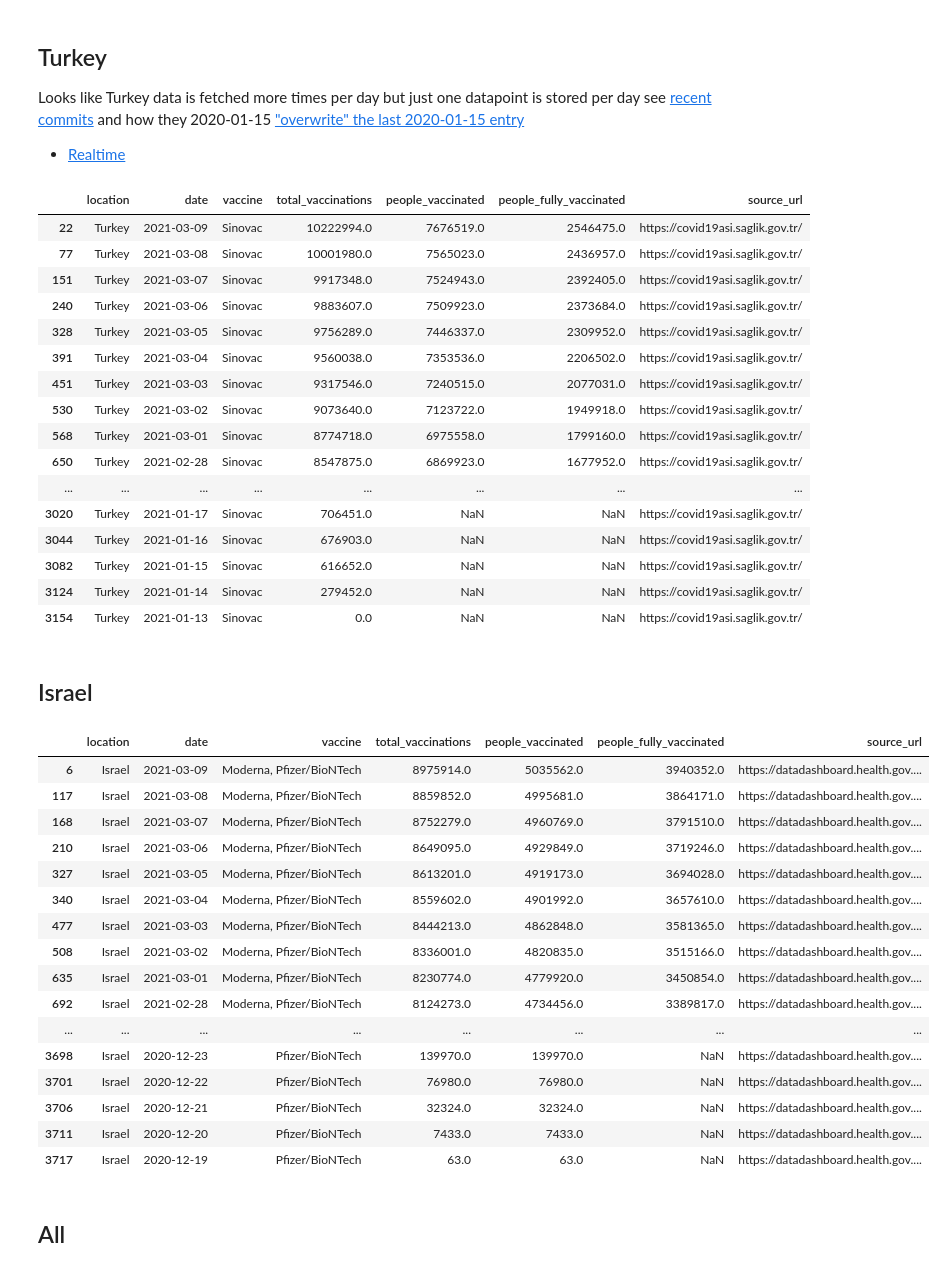
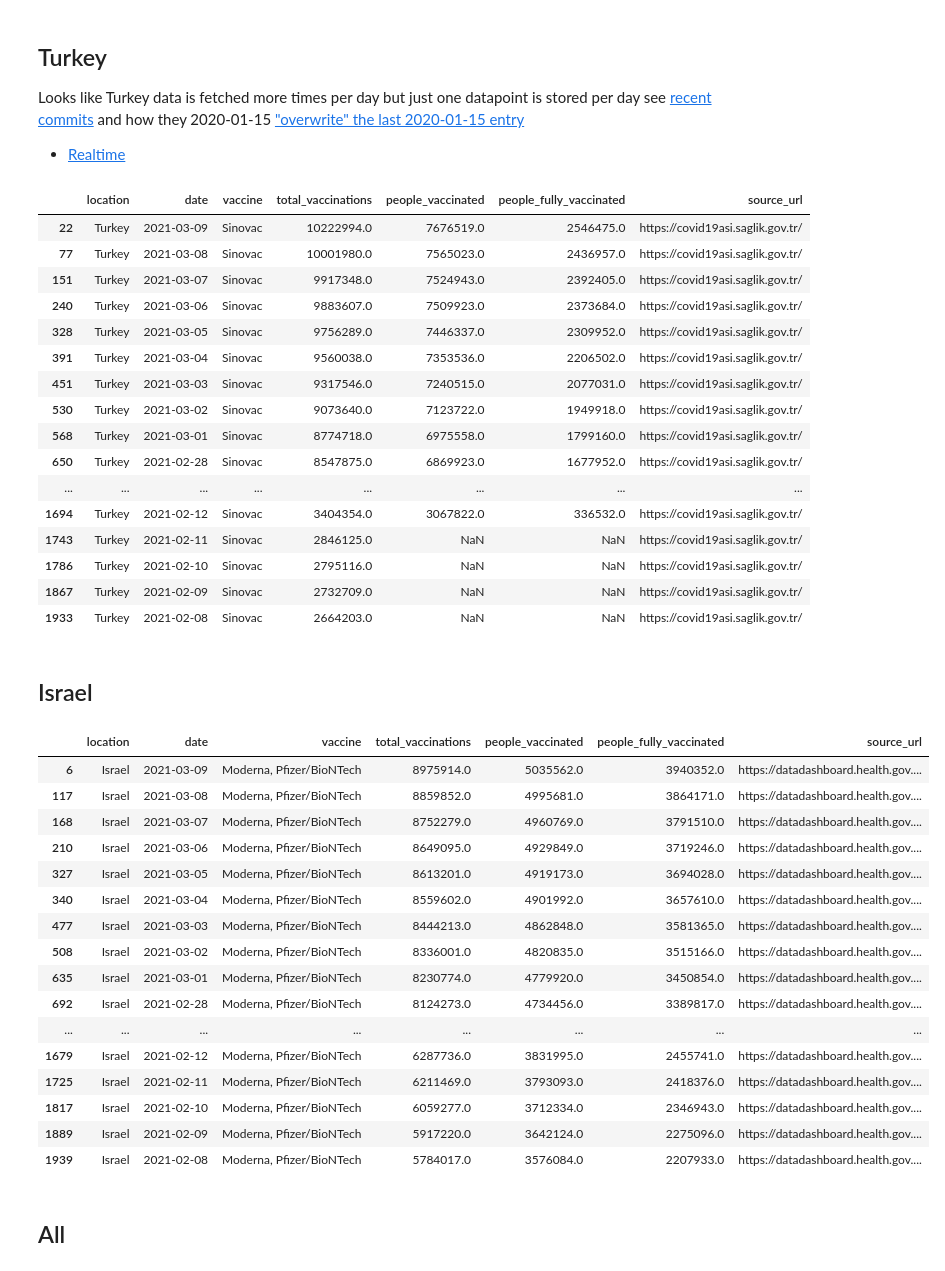
Before and after one commit to salgo60/CoronaVaccinationCheck, a Jupyter notebook: What is reported.ipynb, the cells around one changed output. Cells and saved outputs as stored; diff of their text form; code cells hidden in the pictures.

```diff
--- a/What is reported.ipynb
+++ b/What is reported.ipynb
@@ -72,7 +72,7 @@ Looks like Turkey data is fetched more times per day but just one datapoint is s
 * [Realtime](https://covid19asi.saglik.gov.tr/)
 # %%
 Turkey = allCountriesGitHub[allCountriesGitHub["location"] == "Turkey"]
-Turkey
+Turkey[:30]
 # %% [output]
 |  | location | date | vaccine | total_vaccinations | people_vaccinated | people_fully_vaccinated | source_url |
 | 22 | Turkey | 2021-03-09 | Sinovac | 10222994.0 | 7676519.0 | 2546475.0 | https://covid19asi.saglik.gov.tr/ |
@@ -86,34 +86,34 @@ Turkey
 | 568 | Turkey | 2021-03-01 | Sinovac | 8774718.0 | 6975558.0 | 1799160.0 | https://covid19asi.saglik.gov.tr/ |
 | 650 | Turkey | 2021-02-28 | Sinovac | 8547875.0 | 6869923.0 | 1677952.0 | https://covid19asi.saglik.gov.tr/ |
 | ... | ... | ... | ... | ... | ... | ... | ... |
-| 3020 | Turkey | 2021-01-17 | Sinovac | 706451.0 | NaN | NaN | https://covid19asi.saglik.gov.tr/ |
-| 3044 | Turkey | 2021-01-16 | Sinovac | 676903.0 | NaN | NaN | https://covid19asi.saglik.gov.tr/ |
-| 3082 | Turkey | 2021-01-15 | Sinovac | 616652.0 | NaN | NaN | https://covid19asi.saglik.gov.tr/ |
-| 3124 | Turkey | 2021-01-14 | Sinovac | 279452.0 | NaN | NaN | https://covid19asi.saglik.gov.tr/ |
-| 3154 | Turkey | 2021-01-13 | Sinovac | 0.0 | NaN | NaN | https://covid19asi.saglik.gov.tr/ |
+| 1694 | Turkey | 2021-02-12 | Sinovac | 3404354.0 | 3067822.0 | 336532.0 | https://covid19asi.saglik.gov.tr/ |
+| 1743 | Turkey | 2021-02-11 | Sinovac | 2846125.0 | NaN | NaN | https://covid19asi.saglik.gov.tr/ |
+| 1786 | Turkey | 2021-02-10 | Sinovac | 2795116.0 | NaN | NaN | https://covid19asi.saglik.gov.tr/ |
+| 1867 | Turkey | 2021-02-09 | Sinovac | 2732709.0 | NaN | NaN | https://covid19asi.saglik.gov.tr/ |
+| 1933 | Turkey | 2021-02-08 | Sinovac | 2664203.0 | NaN | NaN | https://covid19asi.saglik.gov.tr/ |
 # %% [markdown]
 ## Israel <a class="anchor" id="Israel"></a>
 # %%
 Israel = allCountriesGitHub[allCountriesGitHub["location"] == "Israel"]
-Israel
+Israel[:30]
 # %% [output]
 |  | location | date | vaccine | total_vaccinations | people_vaccinated | people_fully_vaccinated | source_url |
 | 6 | Israel | 2021-03-09 | Moderna, Pfizer/BioNTech | 8975914.0 | 5035562.0 | 3940352.0 | https://datadashboard.health.gov.... |
 | 117 | Israel | 2021-03-08 | Moderna, Pfizer/BioNTech | 8859852.0 | 4995681.0 | 3864171.0 | https://datadashboard.health.gov.... |
 | 168 | Israel | 2021-03-07 | Moderna, Pfizer/BioNTech | 8752279.0 | 4960769.0 | 3791510.0 | https://datadashboard.health.gov.... |
 | 210 | Israel | 2021-03-06 | Moderna, Pfizer/BioNTech | 8649095.0 | 4929849.0 | 3719246.0 | https://datadashboard.health.gov.... |
 | 327 | Israel | 2021-03-05 | Moderna, Pfizer/BioNTech | 8613201.0 | 4919173.0 | 3694028.0 | https://datadashboard.health.gov.... |
 | 340 | Israel | 2021-03-04 | Moderna, Pfizer/BioNTech | 8559602.0 | 4901992.0 | 3657610.0 | https://datadashboard.health.gov.... |
 | 477 | Israel | 2021-03-03 | Moderna, Pfizer/BioNTech | 8444213.0 | 4862848.0 | 3581365.0 | https://datadashboard.health.gov.... |
 | 508 | Israel | 2021-03-02 | Moderna, Pfizer/BioNTech | 8336001.0 | 4820835.0 | 3515166.0 | https://datadashboard.health.gov.... |
 | 635 | Israel | 2021-03-01 | Moderna, Pfizer/BioNTech | 8230774.0 | 4779920.0 | 3450854.0 | https://datadashboard.health.gov.... |
 | 692 | Israel | 2021-02-28 | Moderna, Pfizer/BioNTech | 8124273.0 | 4734456.0 | 3389817.0 | https://datadashboard.health.gov.... |
 | ... | ... | ... | ... | ... | ... | ... | ... |
-| 3698 | Israel | 2020-12-23 | Pfizer/BioNTech | 139970.0 | 139970.0 | NaN | https://datadashboard.health.gov.... |
-| 3701 | Israel | 2020-12-22 | Pfizer/BioNTech | 76980.0 | 76980.0 | NaN | https://datadashboard.health.gov.... |
-| 3706 | Israel | 2020-12-21 | Pfizer/BioNTech | 32324.0 | 32324.0 | NaN | https://datadashboard.health.gov.... |
-| 3711 | Israel | 2020-12-20 | Pfizer/BioNTech | 7433.0 | 7433.0 | NaN | https://datadashboard.health.gov.... |
-| 3717 | Israel | 2020-12-19 | Pfizer/BioNTech | 63.0 | 63.0 | NaN | https://datadashboard.health.gov.... |
+| 1679 | Israel | 2021-02-12 | Moderna, Pfizer/BioNTech | 6287736.0 | 3831995.0 | 2455741.0 | https://datadashboard.health.gov.... |
+| 1725 | Israel | 2021-02-11 | Moderna, Pfizer/BioNTech | 6211469.0 | 3793093.0 | 2418376.0 | https://datadashboard.health.gov.... |
+| 1817 | Israel | 2021-02-10 | Moderna, Pfizer/BioNTech | 6059277.0 | 3712334.0 | 2346943.0 | https://datadashboard.health.gov.... |
+| 1889 | Israel | 2021-02-09 | Moderna, Pfizer/BioNTech | 5917220.0 | 3642124.0 | 2275096.0 | https://datadashboard.health.gov.... |
+| 1939 | Israel | 2021-02-08 | Moderna, Pfizer/BioNTech | 5784017.0 | 3576084.0 | 2207933.0 | https://datadashboard.health.gov.... |
 # %% [markdown]
 ## All
 # %%
```
Also changed, not shown: parts of 2 cells of this notebook.
